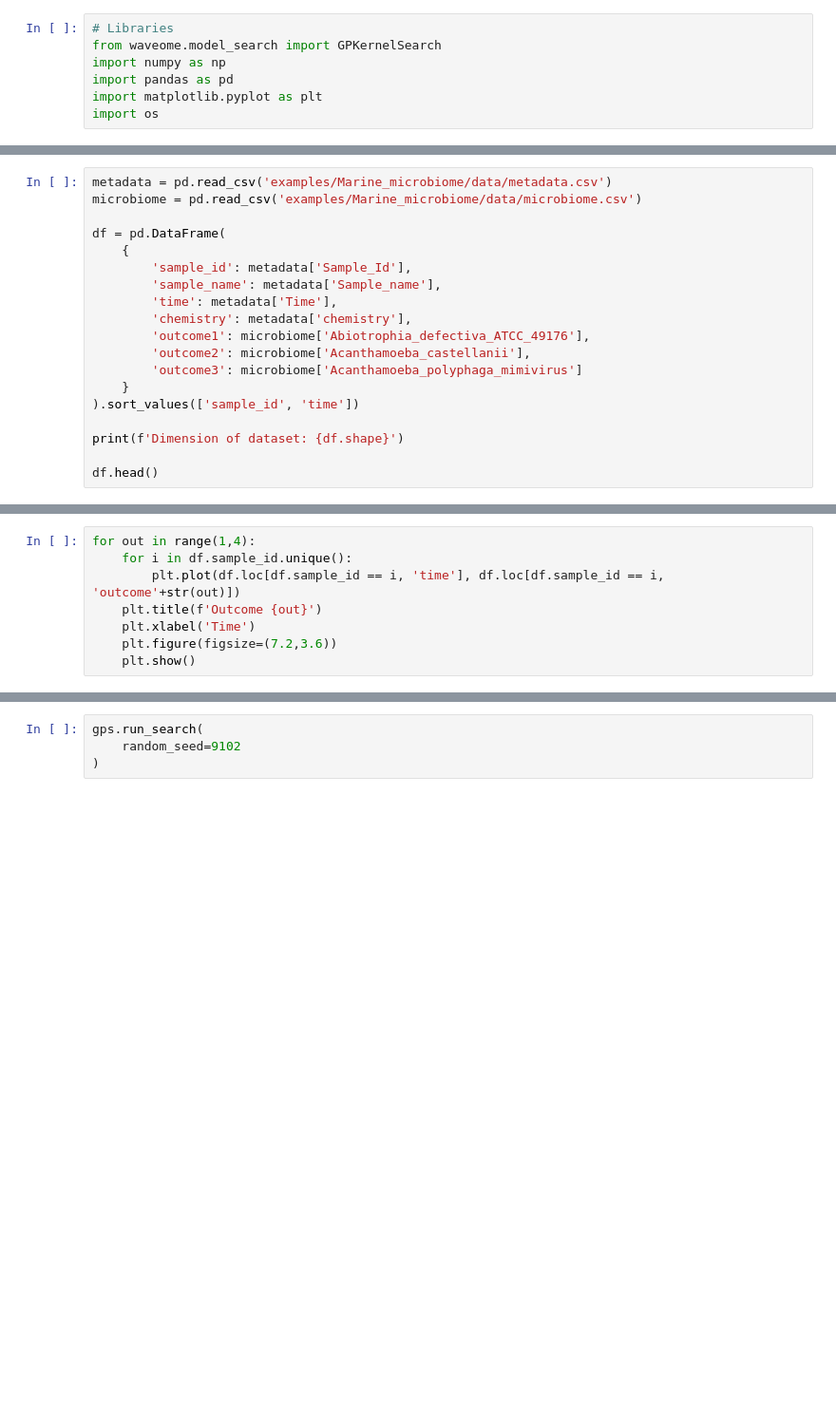
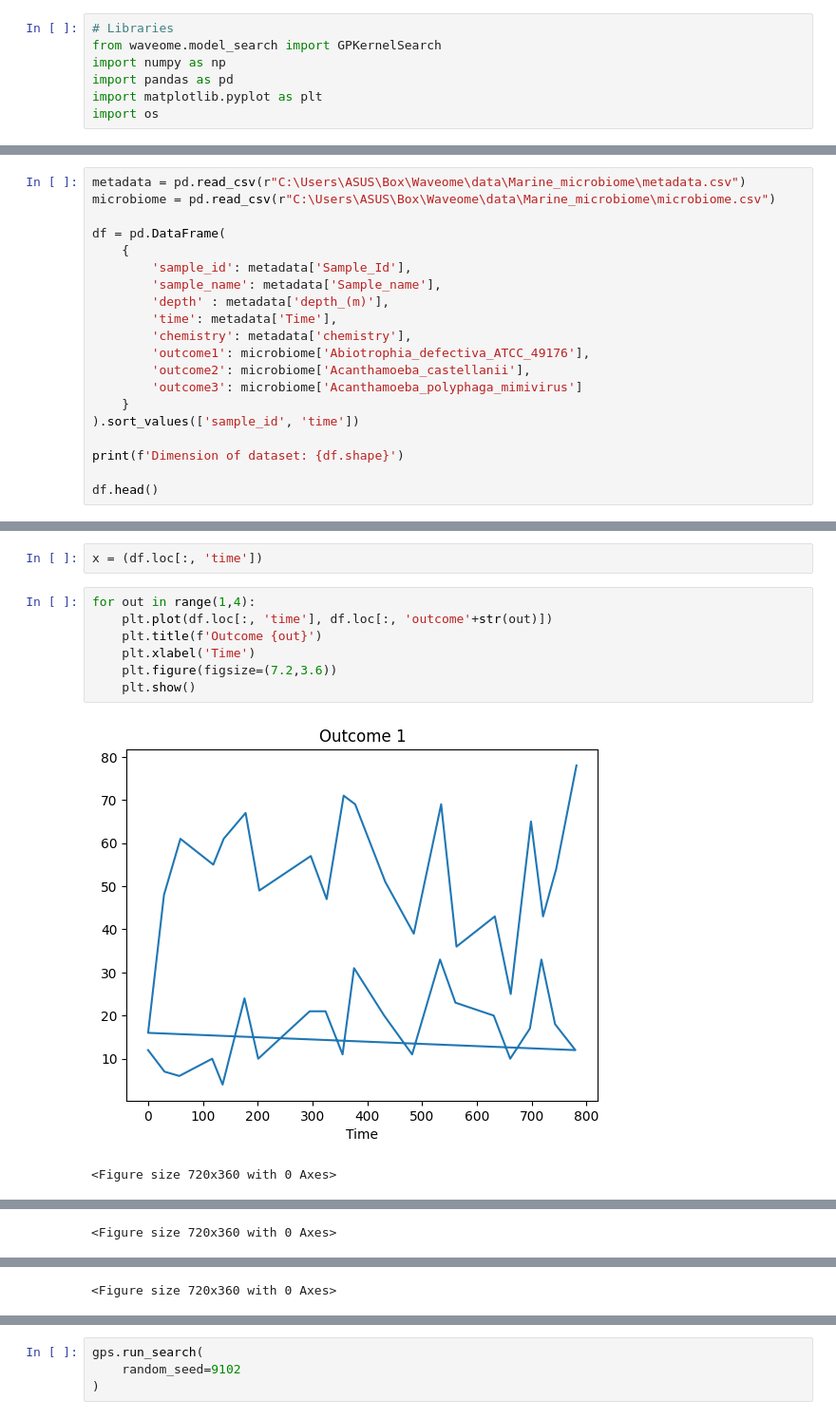
Before and after one commit to omicsEye/waveome, a Jupyter notebook: examples/Marine_microbiome/wavome_marine.ipynb, the cells around one changed output, grey strips where cells are left out. Shown at 95% size. Cells and saved outputs as stored; diff of their text form; blank space fills up the shorter version.

```diff
--- a/examples/Marine_microbiome/wavome_marine.ipynb
+++ b/examples/Marine_microbiome/wavome_marine.ipynb
@@ -60,11 +14,12 @@ Note: you may need to restart the kernel to use updated packages.
 # %%
-metadata = pd.read_csv('examples/Marine_microbiome/data/metadata.csv')
-microbiome = pd.read_csv('examples/Marine_microbiome/data/microbiome.csv')
+metadata = pd.read_csv(r"C:\Users\ASUS\Box\Waveome\data\Marine_microbiome\metadata.csv")
+microbiome = pd.read_csv(r"C:\Users\ASUS\Box\Waveome\data\Marine_microbiome\microbiome.csv")
 
 df = pd.DataFrame(
     {
         'sample_id': metadata['Sample_Id'],
         'sample_name': metadata['Sample_name'],
+        'depth' : metadata['depth_(m)'],
         'time': metadata['Time'],
         'chemistry': metadata['chemistry'],
         'outcome1': microbiome['Abiotrophia_defectiva_ATCC_49176'],
@@ -84,8 +47,12 @@ print(column_names[4:7])
+# %%
+x = (df.loc[:, 'time'])
 # %%
 for out in range(1,4):
-    for i in df.sample_id.unique():
-        plt.plot(df.loc[df.sample_id == i, 'time'], df.loc[df.sample_id == i, 'outcome'+str(out)])
+    plt.plot(df.loc[:, 'time'], df.loc[:, 'outcome'+str(out)])
     plt.title(f'Outcome {out}')
     plt.xlabel('Time')
     plt.figure(figsize=(7.2,3.6))
     plt.show()
+# %% [output]
+[figure, added]
+<Figure size 720x360 with 0 Axes>
@@ -91,0 +60 @@ for out in range(1,4):
+<Figure size 720x360 with 0 Axes>
@@ -92,3 +62,4 @@ for out in range(1,4):
+<Figure size 720x360 with 0 Axes>
 # %%
 # Factorize categorical columns
 df["sample_id"], subject_vals = pd.factorize(df["sample_id"])
```
Also changed, not shown: parts of 13 cells of this notebook.
